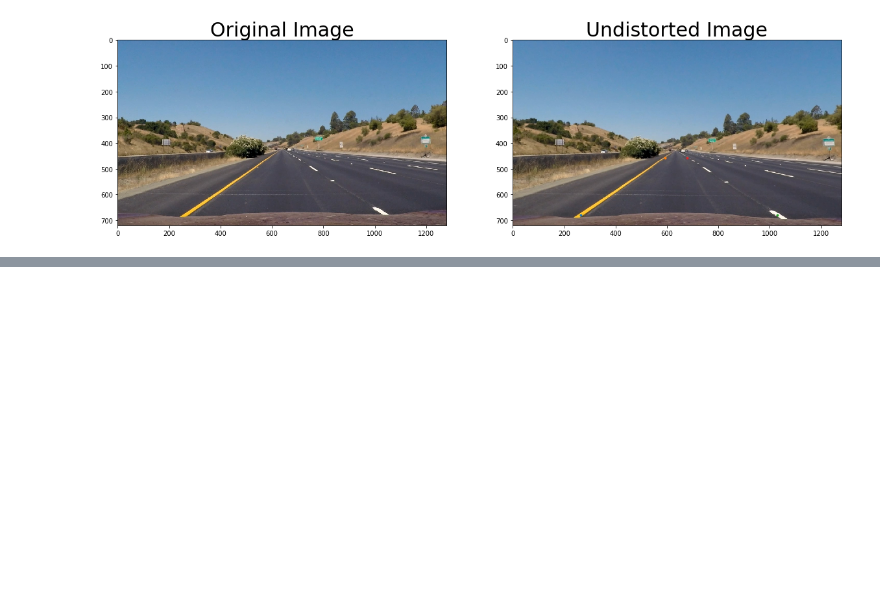
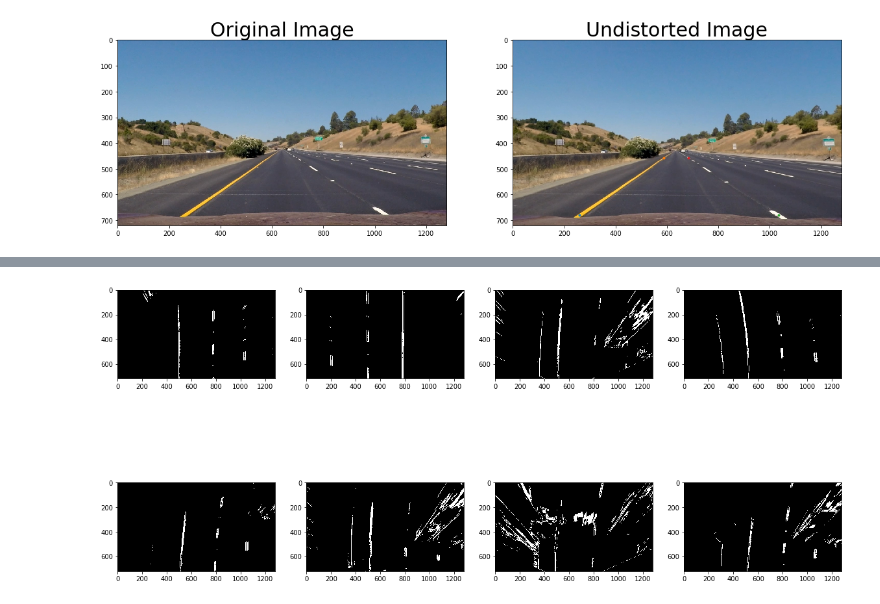
Before and after one commit to satoshikumano/CarND-Advanced-Lane-Lines-Submission, a Jupyter notebook: AdvancedLaneFinding.ipynb, the cells around one changed output, grey strips where cells are left out. Cells and saved outputs as stored; diff of their text form; code cells hidden in the pictures; blank space fills up the shorter version.

```diff
--- a/AdvancedLaneFinding.ipynb
+++ b/AdvancedLaneFinding.ipynb
@@ -114,0 +150,41 @@ plt.imshow(warped)
+# %%
+#def convert_color(img, s_thresh=(180, 240), sx_thresh=(20, 35)):
+def convert_color(img, s_thresh=(140, 250), sx_thresh=(30, 50)):
+    img = np.copy(img)
+    # Convert to HSV color space and separate the V channel
+    hsv = cv2.cvtColor(img, cv2.COLOR_RGB2HLS).astype(np.float)
+    l_channel = hsv[:,:,1]
+    s_channel = hsv[:,:,2]
+    # Sobel x
+    sobelx = cv2.Sobel(l_channel, cv2.CV_64F, 1, 0, ksize=31) # Take the derivative in x
+    abs_sobelx = np.absolute(sobelx) # Absolute x derivative to accentuate lines away from horizontal
+    scaled_sobel = np.uint8(255*abs_sobelx/np.max(abs_sobelx))
+
+    # Threshold x gradient
+    sxbinary = np.zeros_like(scaled_sobel)
+    sxbinary[(scaled_sobel >= sx_thresh[0]) & (scaled_sobel <= sx_thresh[1])] = 1
+
+    # Threshold color channel
+    s_binary = np.zeros_like(s_channel)
+    s_binary[(s_channel >= s_thresh[0]) & (s_channel <= s_thresh[1])] = 1
+
+    # Stack each channel
+    # Note color_binary[:, :, 0] is all 0s, effectively an all black image. It might
+    # be beneficial to replace this channel with something else.
+    color_binary = np.dstack(( np.zeros_like(sxbinary), sxbinary, s_binary))
+
+    combined_binary = np.zeros_like(sxbinary)
+    combined_binary[(s_binary == 1) | (sxbinary == 1)] = 1
+    return combined_binary
+# %%
+f, subs = plt.subplots(2, 4, figsize=(20,10))
+for idx, fname in enumerate(test_images):
+    image = cv2.imread(fname)
+    warped = prepare_image(image)
+    converted = convert_color(warped, s_thresh=(140, 245), sx_thresh=(100, 255))
+    if 0 <= idx and idx <= 3:
+        subs[0][idx].imshow(converted, cmap='gray')
+    else:
+        subs[1][idx%4].imshow(converted, cmap='gray')
+# %% [output]
+[figure, added]
```
Also changed, not shown: parts of 9 cells of this notebook.
